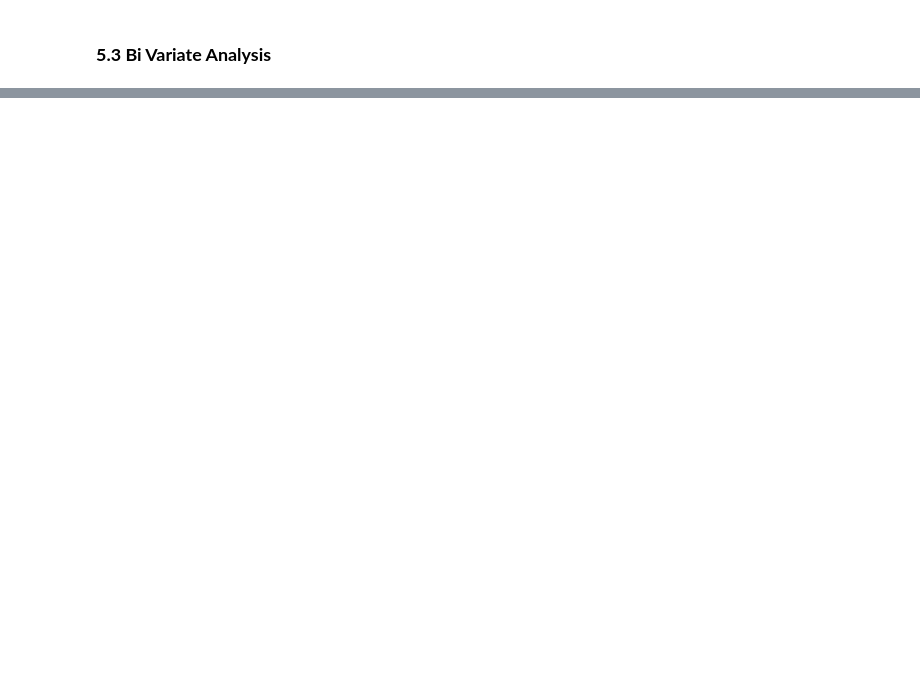
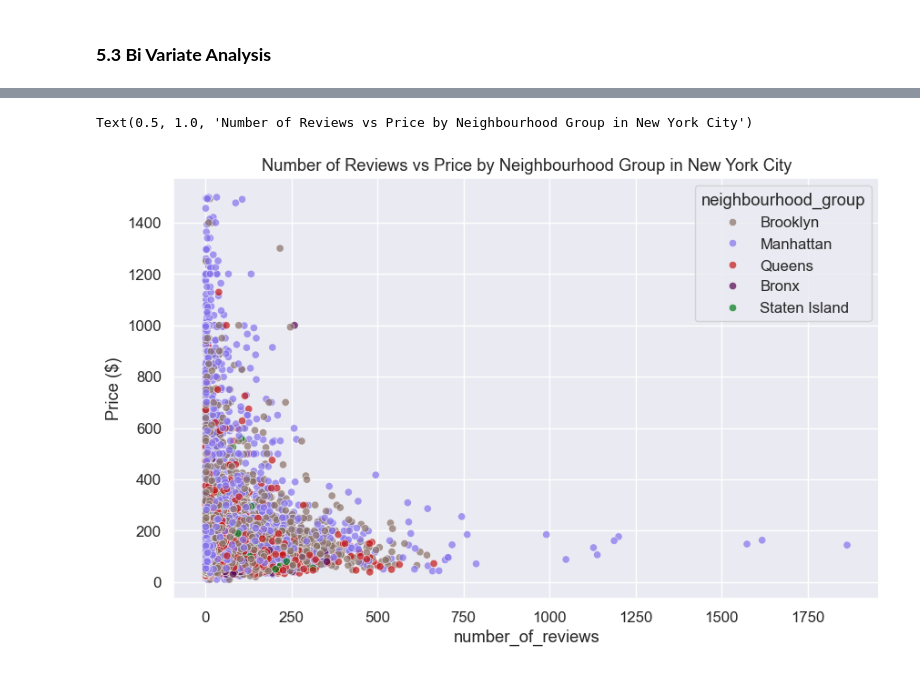
Before and after one commit to JoaoFelicissimo03/AirbnbNY2024_EDA, a Jupyter notebook: airbnb_NY2024.ipynb, the cells around one changed output, grey strips where cells are left out. Cells and saved outputs as stored; diff of their text form; code cells hidden in the pictures; blank space fills up the shorter version.

```diff
--- a/airbnb_NY2024.ipynb
+++ b/airbnb_NY2024.ipynb
@@ -280,0 +311,10 @@ Text(0.5, 1.0, 'Average Price per Bed by Neighbourhood Group in New York City')
+# %%
+# Scatter plot of number of reviews vs price, colored by neighbourhood group
+
+plt.figure(figsize=(10, 6))
+sns.scatterplot(x='number_of_reviews', y='price', data=df, hue='neighbourhood_group', palette=nyc_palette, alpha=0.7)
+plt.ylabel('Price ($)')
+plt.title('Number of Reviews vs Price by Neighbourhood Group in New York City')
+# %% [output]
+Text(0.5, 1.0, 'Number of Reviews vs Price by Neighbourhood Group in New York City')
+[figure, added]
```
Also changed, not shown: parts of 21 cells of this notebook.
